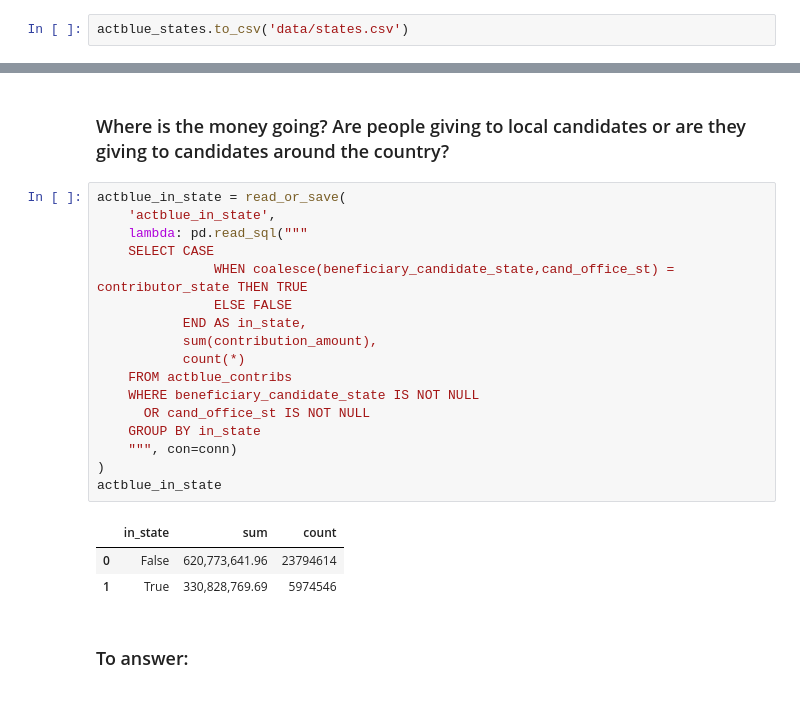
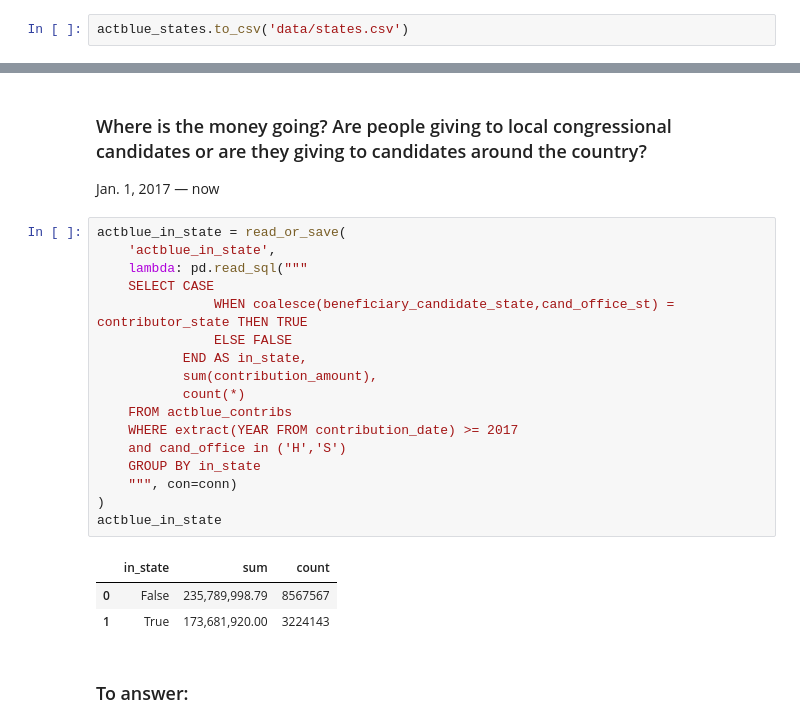
Before and after one commit to PublicI/actblue-analysis, a Jupyter notebook: analysis.ipynb, the cells around one changed output, grey strips where cells are left out. Cells and saved outputs as stored; diff of their text form.

```diff
--- a/analysis.ipynb
+++ b/analysis.ipynb
@@ -907,26 +984,27 @@ votes_vs_contribs.sort_values(by=['contribs_per'], ascending=False)
 # %% [markdown]
-### Where is the money going? Are people giving to local candidates or are they giving to candidates around the country?
+### Where is the money going? Are people giving to local congressional candidates or are they giving to candidates around the country?
+Jan. 1, 2017 — now
 # %%
 actblue_in_state = read_or_save(
     'actblue_in_state',
     lambda: pd.read_sql("""
     SELECT CASE
                WHEN coalesce(beneficiary_candidate_state,cand_office_st) = contributor_state THEN TRUE
                ELSE FALSE
            END AS in_state,
            sum(contribution_amount),
            count(*)
     FROM actblue_contribs
-    WHERE beneficiary_candidate_state IS NOT NULL
-      OR cand_office_st IS NOT NULL
+    WHERE extract(YEAR FROM contribution_date) >= 2017
+    and cand_office in ('H','S')
     GROUP BY in_state
     """, con=conn)
 )
 actblue_in_state
 # %% [output]
 |  | in_state | sum | count |
-| 0 | False | 620,773,641.96 | 23794614 |
-| 1 | True | 330,828,769.69 | 5974546 |
+| 0 | False | 235,789,998.79 | 8567567 |
+| 1 | True | 173,681,920.00 | 3224143 |
 # %% [markdown]
 ### To answer:
 # %% [markdown]
```
Also changed, not shown: parts of 37 cells of this notebook, 11 other files.
